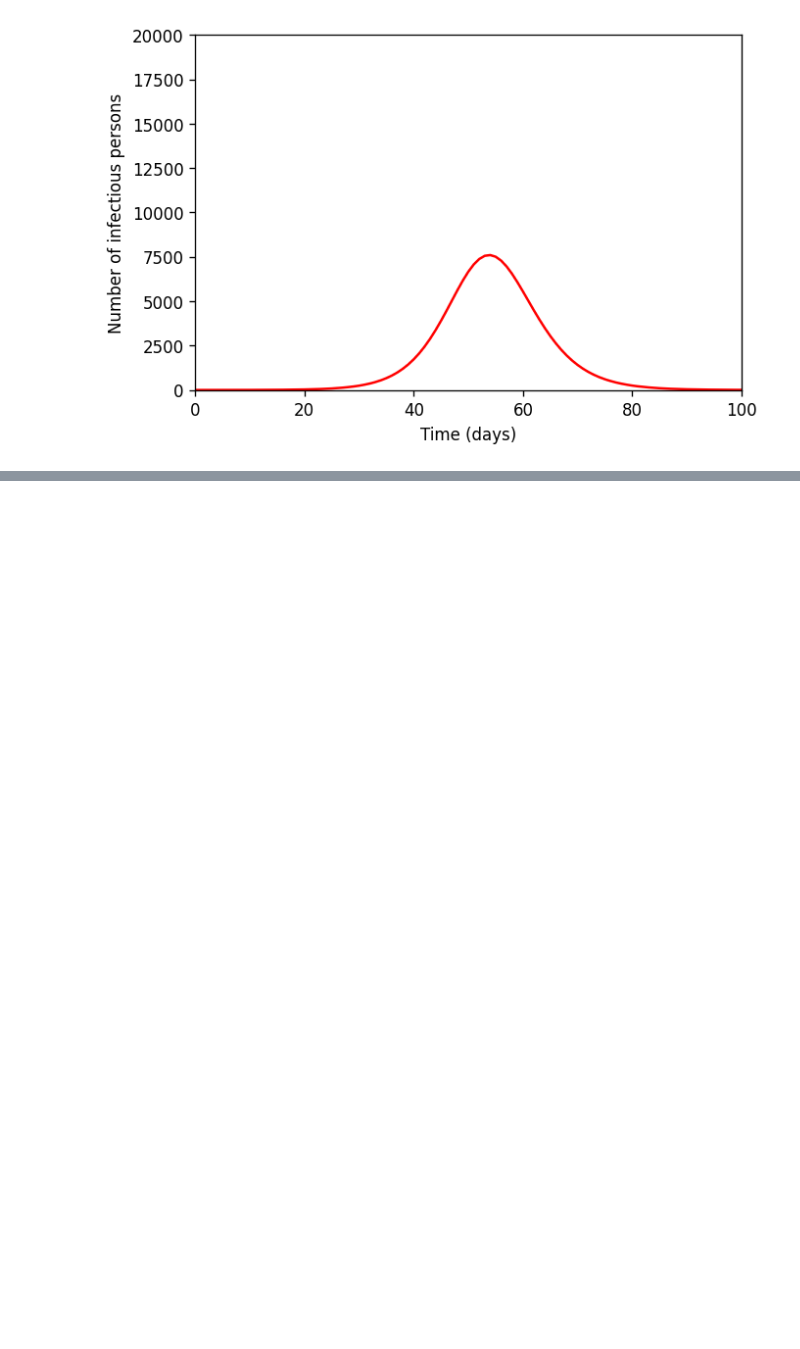
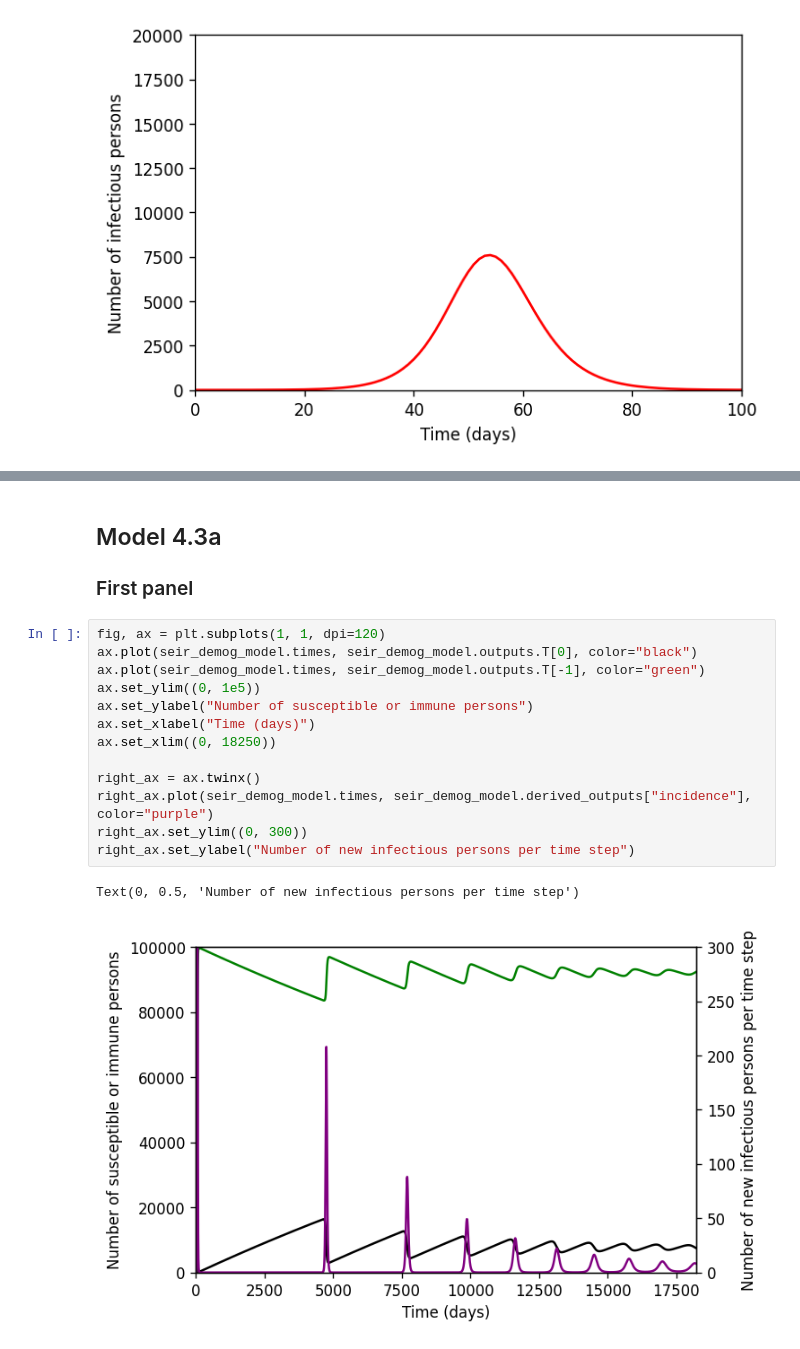
Before and after one commit to monash-emu/summer, a Jupyter notebook: docs/vynnycky_white/chapter_2_4.ipynb, the cells around one changed output, grey strips where cells are left out. Drawn from its saved outputs; the diff is of its cells as text; blank space fills up the shorter version.

```diff
--- a/docs/vynnycky_white/chapter_2_3.ipynb
+++ b/docs/vynnycky_white/chapter_2_4.ipynb
@@ -341,0 +342,19 @@ Text(0, 0.5, 'Number of new infectious persons/time step')
+# %% [markdown]
+## Model 4.3a
+### First panel
+# %%
+fig, ax = plt.subplots(1, 1, dpi=120)
+ax.plot(seir_demog_model.times, seir_demog_model.outputs.T[0], color="black")
+ax.plot(seir_demog_model.times, seir_demog_model.outputs.T[-1], color="green")
+ax.set_ylim((0, 1e5))
+ax.set_ylabel("Number of susceptible or immune persons")
+ax.set_xlabel("Time (days)")
+ax.set_xlim((0, 18250))
+
+right_ax = ax.twinx()
+right_ax.plot(seir_demog_model.times, seir_demog_model.derived_outputs["incidence"], color="purple")
+right_ax.set_ylim((0, 300))
+right_ax.set_ylabel("Number of new infectious persons per time step")
+# %% [output]
+Text(0, 0.5, 'Number of new infectious persons per time step')
+[figure, added]
```
Also changed, not shown: parts of 28 cells of this notebook.
